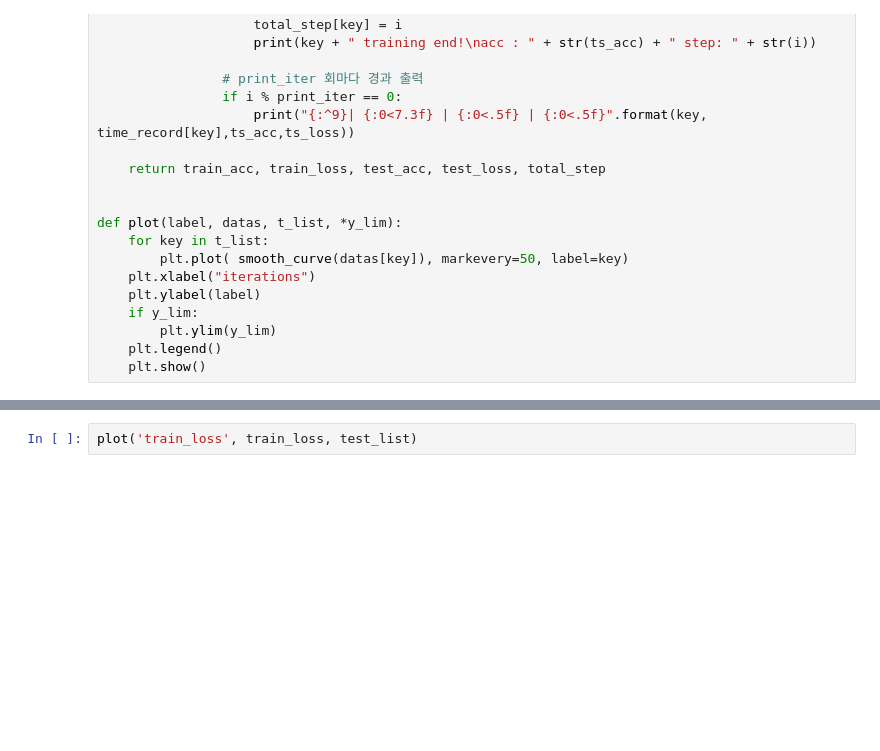
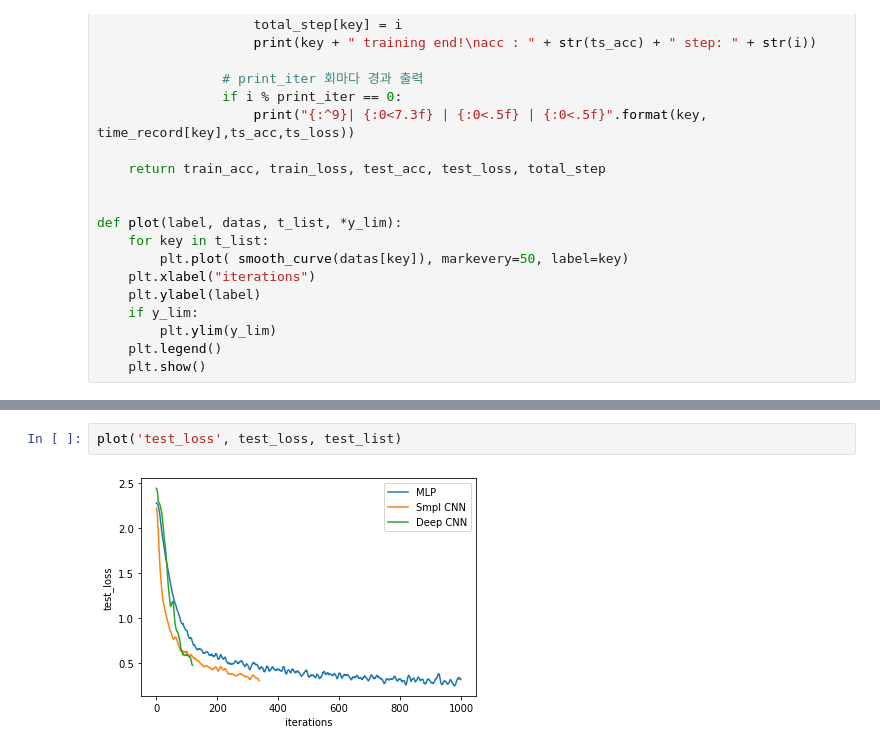
Before and after one commit to dinleo/Learning, a Jupyter notebook: Py_Code/AI_Learning/Global_Test.ipynb, the cells around one changed output, grey strips where cells are left out. Saved outputs shown, nothing was run; the diff lists cells and outputs as text; blank space fills up the shorter version.

```diff
--- a/Py_Code/AI_Learning/Global_Test.ipynb
+++ b/Py_Code/AI_Learning/Global_Test.ipynb
@@ -186,4 +199,6 @@ plot('train_acc', train_acc, test_list)
 # %%
-plot('train_loss', train_loss, test_list)
+plot('test_loss', test_loss, test_list)
+# %% [output]
+[figure, added]
 # %%
 print(total_step)
```
Also changed, not shown: parts of 6 cells of this notebook, 3 other files.
